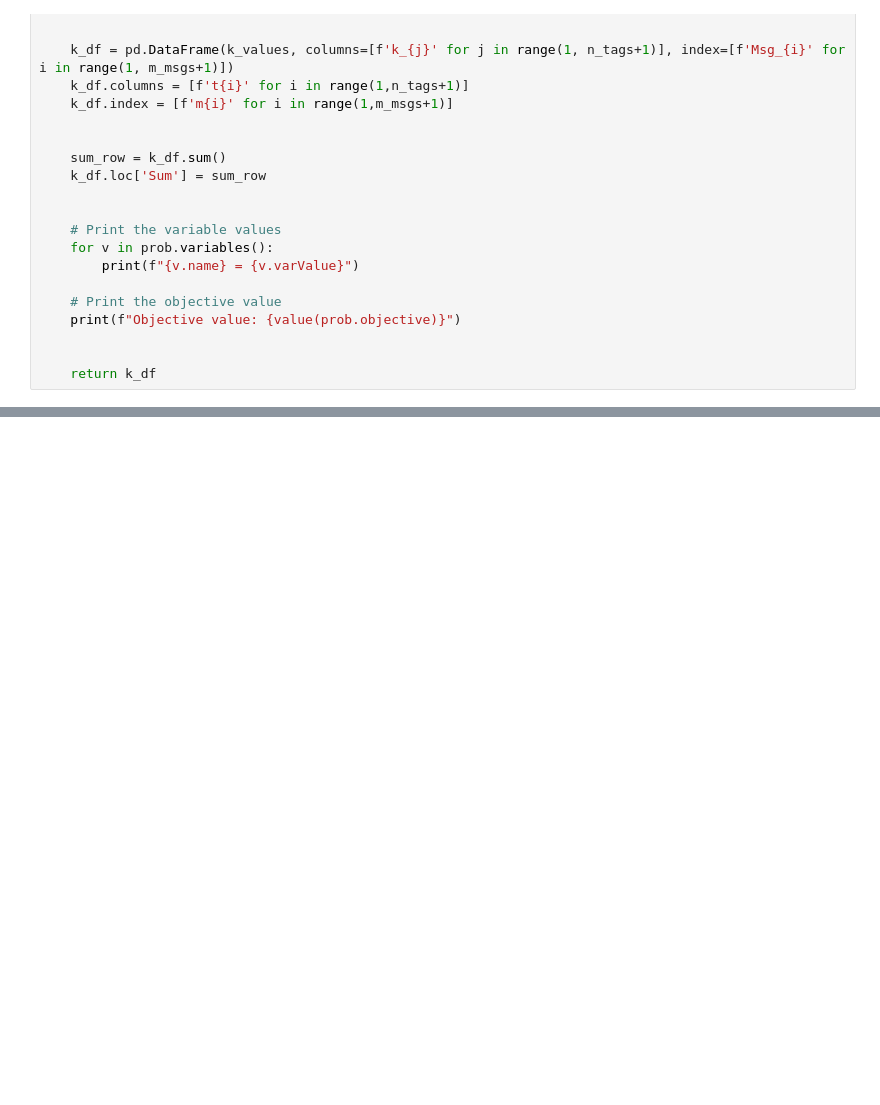
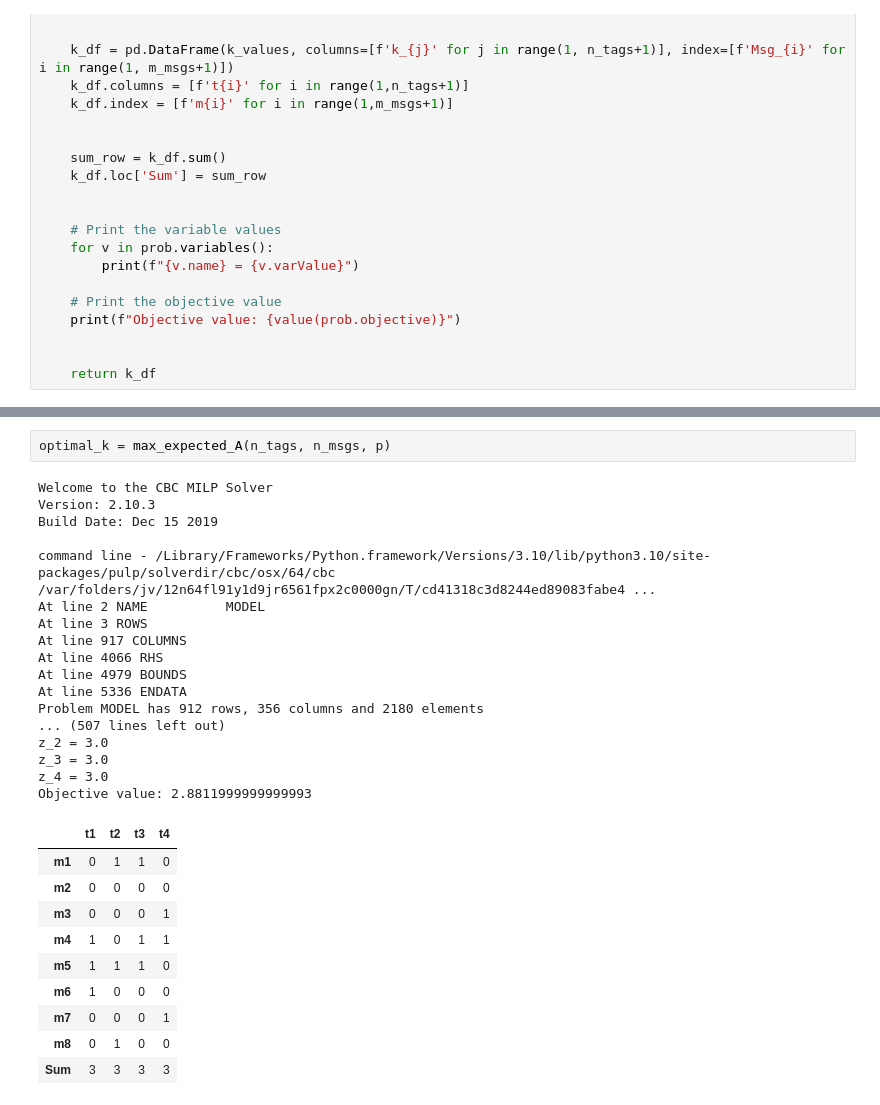
Before and after one commit to mkashani-phd/OptiMAC, a Jupyter notebook: src/Gorkem_model_a_i.ipynb, the cells around one changed output, grey strips where cells are left out. Saved outputs shown, nothing was run; the diff lists cells and outputs as text; blank space fills up the shorter version.

```diff
--- a/src/Gorkem_model_a_i.ipynb
+++ b/src/Gorkem_model_a_i.ipynb
@@ -126,0 +140,30 @@ Objective value: 1.25
+# %%
+optimal_k = max_expected_A(n_tags, n_msgs, p)
+# %% [output]
+Welcome to the CBC MILP Solver
+Version: 2.10.3
+Build Date: Dec 15 2019
+
+command line - /Library/Frameworks/Python.framework/Versions/3.10/lib/python3.10/site-packages/pulp/solverdir/cbc/osx/64/cbc /var/folders/jv/12n64fl91y1d9jr6561fpx2c0000gn/T/cd41318c3d8244ed89083fabe4 ...
+At line 2 NAME          MODEL
+At line 3 ROWS
+At line 917 COLUMNS
+At line 4066 RHS
+At line 4979 BOUNDS
+At line 5336 ENDATA
+Problem MODEL has 912 rows, 356 columns and 2180 elements
+... (507 lines left out)
+z_2 = 3.0
+z_3 = 3.0
+z_4 = 3.0
+Objective value: 2.8811999999999993
+|  | t1 | t2 | t3 | t4 |
+| m1 | 0 | 1 | 1 | 0 |
+| m2 | 0 | 0 | 0 | 0 |
+| m3 | 0 | 0 | 0 | 1 |
+| m4 | 1 | 0 | 1 | 1 |
+| m5 | 1 | 1 | 1 | 0 |
+| m6 | 1 | 0 | 0 | 0 |
+| m7 | 0 | 0 | 0 | 1 |
+| m8 | 0 | 1 | 0 | 0 |
+| Sum | 3 | 3 | 3 | 3 |
```
Also changed, not shown: parts of 5 cells of this notebook, 3 other files.
